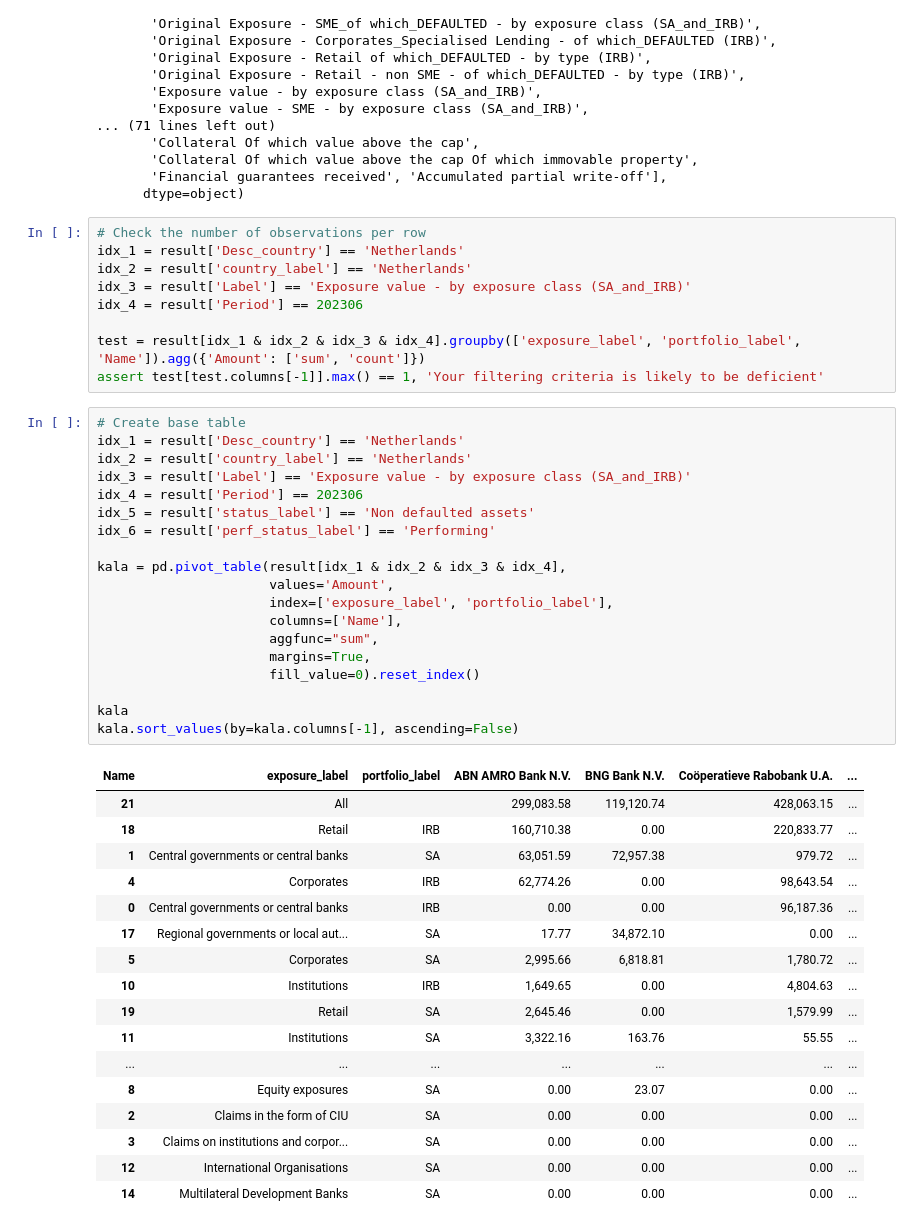
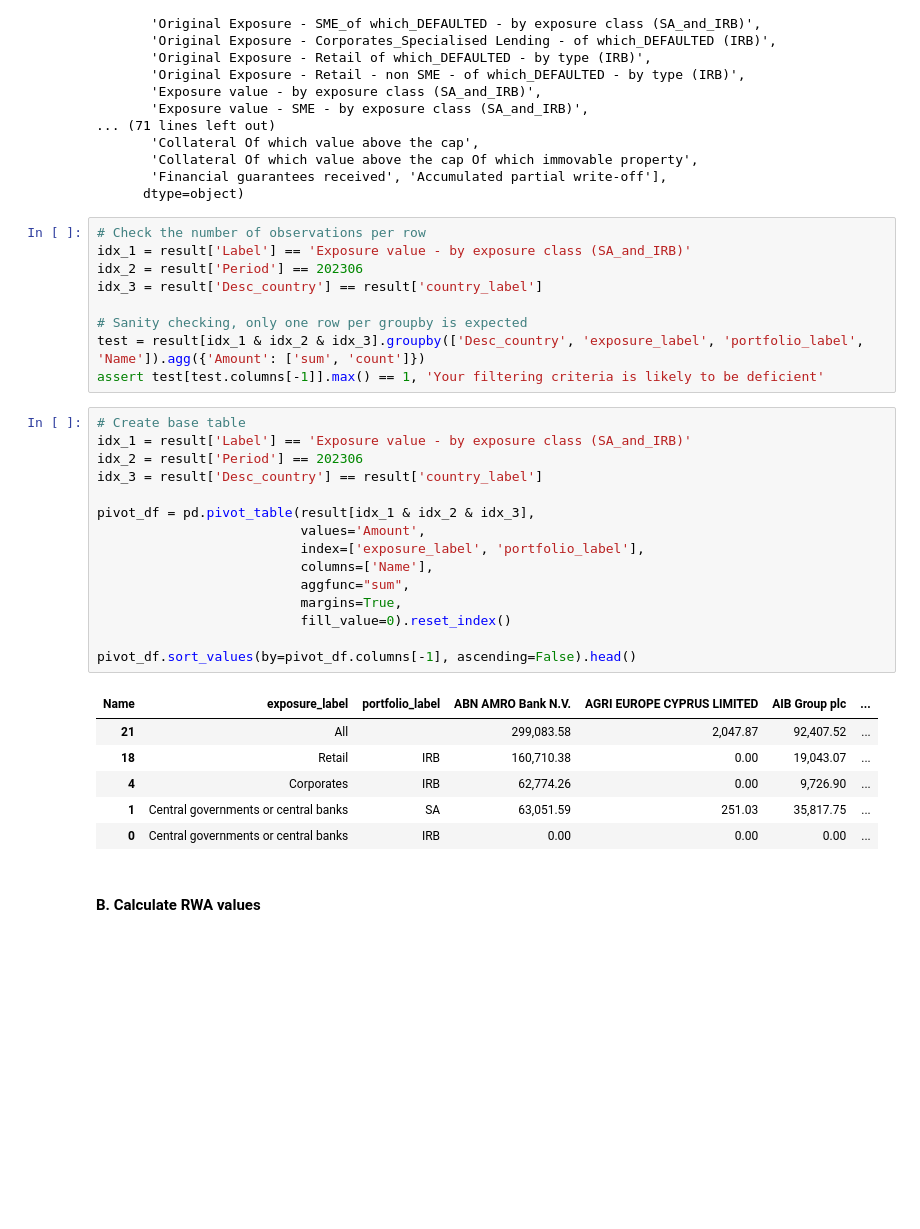
Before and after one commit to at621/eba_transparency, a Jupyter notebook: transparency_eba.ipynb, the cells around one changed output. Drawn from its saved outputs; the diff is of its cells as text; blank space fills up the shorter version.

```diff
--- a/transparency_eba.ipynb
+++ b/transparency_eba.ipynb
@@ -57,48 +72,35 @@ array(['Original Exposure - by exposure class (SA_and_IRB)',
       dtype=object)
 # %%
 # Check the number of observations per row
-idx_1 = result['Desc_country'] == 'Netherlands'
-idx_2 = result['country_label'] == 'Netherlands'
-idx_3 = result['Label'] == 'Exposure value - by exposure class (SA_and_IRB)'
-idx_4 = result['Period'] == 202306
+idx_1 = result['Label'] == 'Exposure value - by exposure class (SA_and_IRB)'
+idx_2 = result['Period'] == 202306
+idx_3 = result['Desc_country'] == result['country_label']
 
-test = result[idx_1 & idx_2 & idx_3 & idx_4].groupby(['exposure_label', 'portfolio_label', 'Name']).agg({'Amount': ['sum', 'count']})
+# Sanity checking, only one row per groupby is expected
+test = result[idx_1 & idx_2 & idx_3].groupby(['Desc_country', 'exposure_label', 'portfolio_label', 'Name']).agg({'Amount': ['sum', 'count']})
 assert test[test.columns[-1]].max() == 1, 'Your filtering criteria is likely to be deficient'
 # %%
 # Create base table
-idx_1 = result['Desc_country'] == 'Netherlands'
-idx_2 = result['country_label'] == 'Netherlands'
-idx_3 = result['Label'] == 'Exposure value - by exposure class (SA_and_IRB)'
-idx_4 = result['Period'] == 202306
-idx_5 = result['status_label'] == 'Non defaulted assets'
-idx_6 = result['perf_status_label'] == 'Performing'
+idx_1 = result['Label'] == 'Exposure value - by exposure class (SA_and_IRB)'
+idx_2 = result['Period'] == 202306
+idx_3 = result['Desc_country'] == result['country_label']
 
-kala = pd.pivot_table(result[idx_1 & idx_2 & idx_3 & idx_4],
-                      values='Amount',
-                      index=['exposure_label', 'portfolio_label'],
-                      columns=['Name'],
-                      aggfunc="sum",
-                      margins=True,
-                      fill_value=0).reset_index()
+pivot_df = pd.pivot_table(result[idx_1 & idx_2 & idx_3],
+                          values='Amount',
+                          index=['exposure_label', 'portfolio_label'],
+                          columns=['Name'],
+                          aggfunc="sum",
+                          margins=True,
+                          fill_value=0).reset_index()
 
-kala
-kala.sort_values(by=kala.columns[-1], ascending=False)
+pivot_df.sort_values(by=pivot_df.columns[-1], ascending=False).head()
 # %% [output]
-| Name | exposure_label | portfolio_label | ABN AMRO Bank N.V. | BNG Bank N.V. | Coöperatieve Rabobank U.A. | ... |
-| 21 | All |  | 299,083.58 | 119,120.74 | 428,063.15 | ... |
-| 18 | Retail | IRB | 160,710.38 | 0.00 | 220,833.77 | ... |
-| 1 | Central governments or central banks | SA | 63,051.59 | 72,957.38 | 979.72 | ... |
-| 4 | Corporates | IRB | 62,774.26 | 0.00 | 98,643.54 | ... |
-| 0 | Central governments or central banks | IRB | 0.00 | 0.00 | 96,187.36 | ... |
-| 17 | Regional governments or local aut... | SA | 17.77 | 34,872.10 | 0.00 | ... |
-| 5 | Corporates | SA | 2,995.66 | 6,818.81 | 1,780.72 | ... |
-| 10 | Institutions | IRB | 1,649.65 | 0.00 | 4,804.63 | ... |
-| 19 | Retail | SA | 2,645.46 | 0.00 | 1,579.99 | ... |
-| 11 | Institutions | SA | 3,322.16 | 163.76 | 55.55 | ... |
-| ... | ... | ... | ... | ... | ... | ... |
-| 8 | Equity exposures | SA | 0.00 | 23.07 | 0.00 | ... |
-| 2 | Claims in the form of CIU | SA | 0.00 | 0.00 | 0.00 | ... |
-| 3 | Claims on institutions and corpor... | SA | 0.00 | 0.00 | 0.00 | ... |
-| 12 | International Organisations | SA | 0.00 | 0.00 | 0.00 | ... |
-| 14 | Multilateral Development Banks | SA | 0.00 | 0.00 | 0.00 | ... |
+| Name | exposure_label | portfolio_label | ABN AMRO Bank N.V. | AGRI EUROPE CYPRUS LIMITED | AIB Group plc | ... |
+| 21 | All |  | 299,083.58 | 2,047.87 | 92,407.52 | ... |
+| 18 | Retail | IRB | 160,710.38 | 0.00 | 19,043.07 | ... |
+| 4 | Corporates | IRB | 62,774.26 | 0.00 | 9,726.90 | ... |
+| 1 | Central governments or central banks | SA | 63,051.59 | 251.03 | 35,817.75 | ... |
+| 0 | Central governments or central banks | IRB | 0.00 | 0.00 | 0.00 | ... |
+# %% [markdown]
+#### B. Calculate RWA values
 # %%
```
Also changed, not shown: parts of 12 cells of this notebook, 1 other file.
